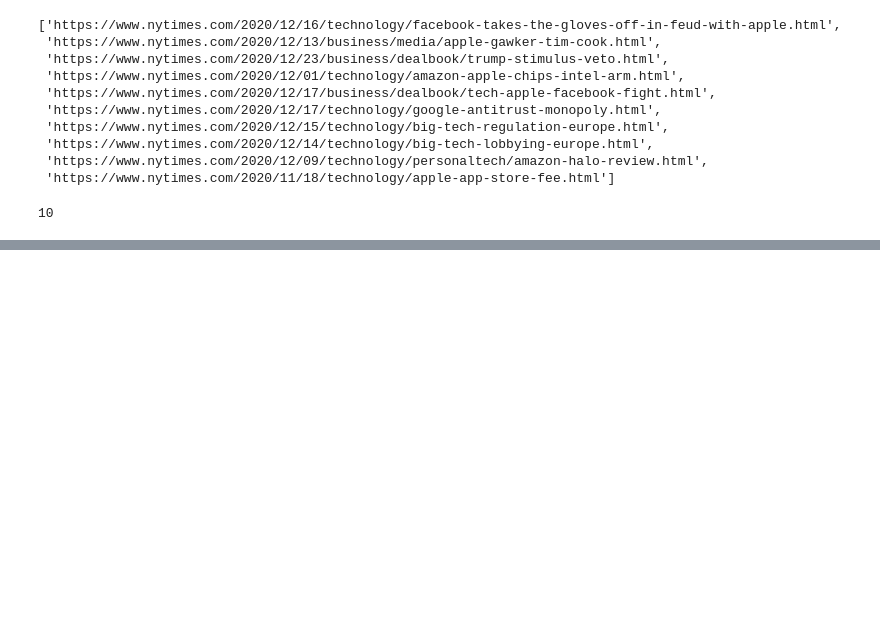
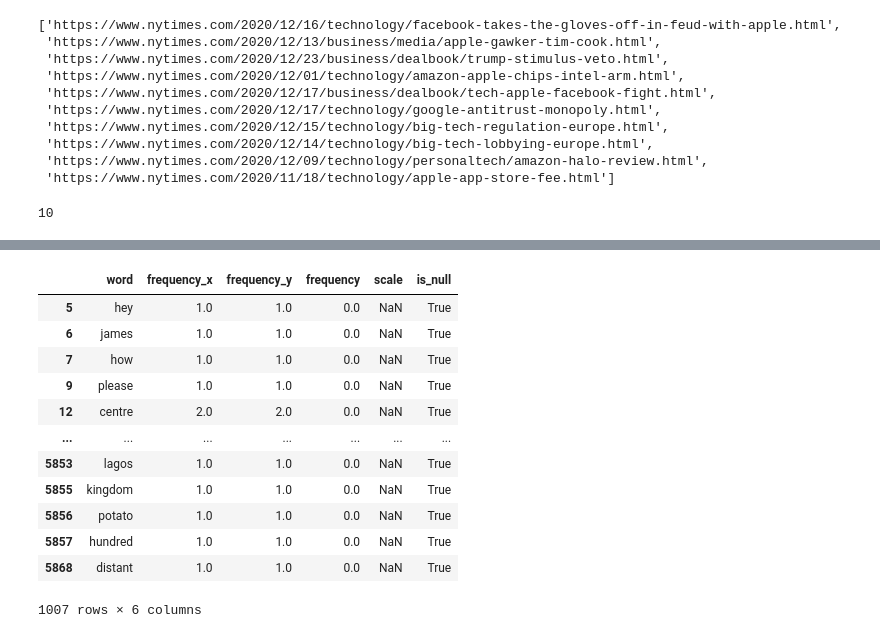
Before and after one commit to cheolmin711/sentiment_analysis, a Jupyter notebook: Tokenizer.ipynb, the cells around one changed output, grey strips where cells are left out. Saved outputs shown, nothing was run; the diff lists cells and outputs as text; code cells hidden in the pictures; blank space fills up the shorter version.

```diff
--- a/Tokenizer.ipynb
+++ b/Tokenizer.ipynb
@@ -202,7 +182,8 @@ cleaned_pos_df = pos_df.loc[pos_df['word'].str.isalpha()]
 
 neg_df = pd.DataFrame({'word': list(neg_words_dict.keys()), 'frequency': list(neg_words_dict.values())})
 cleaned_neg_df = neg_df.loc[neg_df['word'].str.isalpha()]
-# %%
-# assign scales according to frequency between absolute values 1 to 5 (-1 to -5 for negative words)
-cleaned_pos_df['scale'] = cleaned_pos_df['frequency'] * (4 / cleaned_pos_df['frequency'].max()) + 1
-cleaned_neg_df['scale'] = cleaned_neg_df['frequency'] * (-4 / cleaned_neg_df['frequency'].max()) - 1
+# %%
+# merge the two dataframes into one
+merged = pd.merge(cleaned_pos_df, cleaned_neg_df, on='word', how='outer').fillna(0)
+merged['frequency'] = merged['frequency_x'] - merged['frequency_y']
+merged
@@ -208,0 +204,16 @@ cleaned_neg_df['scale'] = cleaned_neg_df['frequency'] * (-4 / cleaned_neg_df['fr
+# %%
+# scale the frequencies of each word between 1 to 5 for positive words, -1 to -5 for negative words
+# if there is a duplicate word in both negative and positive dataset, take the difference in frequencies
+# and consider it as a positive word if the positive frequency is higher, and vice versa
+
+pos_max = merged['frequency'].max()
+neg_min = abs(merged['frequency'].min())
+
+def scaler(freq):
+
+    if freq > 0:
+        return freq * (4 / pos_max) + 1
+    elif freq < 0:
+        return freq * (4 / neg_min) - 1
+merged = merged.assign(**{'scale':merged['frequency'].apply(scaler)})
+merged
@@ -208,0 +234,17 @@ cleaned_neg_df['scale'] = cleaned_neg_df['frequency'] * (-4 / cleaned_neg_df['fr
+# %%
+merged = merged.assign(**{'is_null': merged['scale'].isnull().values})
+merged.loc[merged['is_null'] == True]
+# %% [output]
+|  | word | frequency_x | frequency_y | frequency | scale | is_null |
+| 5 | hey | 1.0 | 1.0 | 0.0 | NaN | True |
+| 6 | james | 1.0 | 1.0 | 0.0 | NaN | True |
+| 7 | how | 1.0 | 1.0 | 0.0 | NaN | True |
+| 9 | please | 1.0 | 1.0 | 0.0 | NaN | True |
+| 12 | centre | 2.0 | 2.0 | 0.0 | NaN | True |
+| ... | ... | ... | ... | ... | ... | ... |
+| 5853 | lagos | 1.0 | 1.0 | 0.0 | NaN | True |
+| 5855 | kingdom | 1.0 | 1.0 | 0.0 | NaN | True |
+| 5856 | potato | 1.0 | 1.0 | 0.0 | NaN | True |
+| 5857 | hundred | 1.0 | 1.0 | 0.0 | NaN | True |
+| 5868 | distant | 1.0 | 1.0 | 0.0 | NaN | True |
+1007 rows × 6 columns
```
Also changed, not shown: parts of 9 cells of this notebook.
